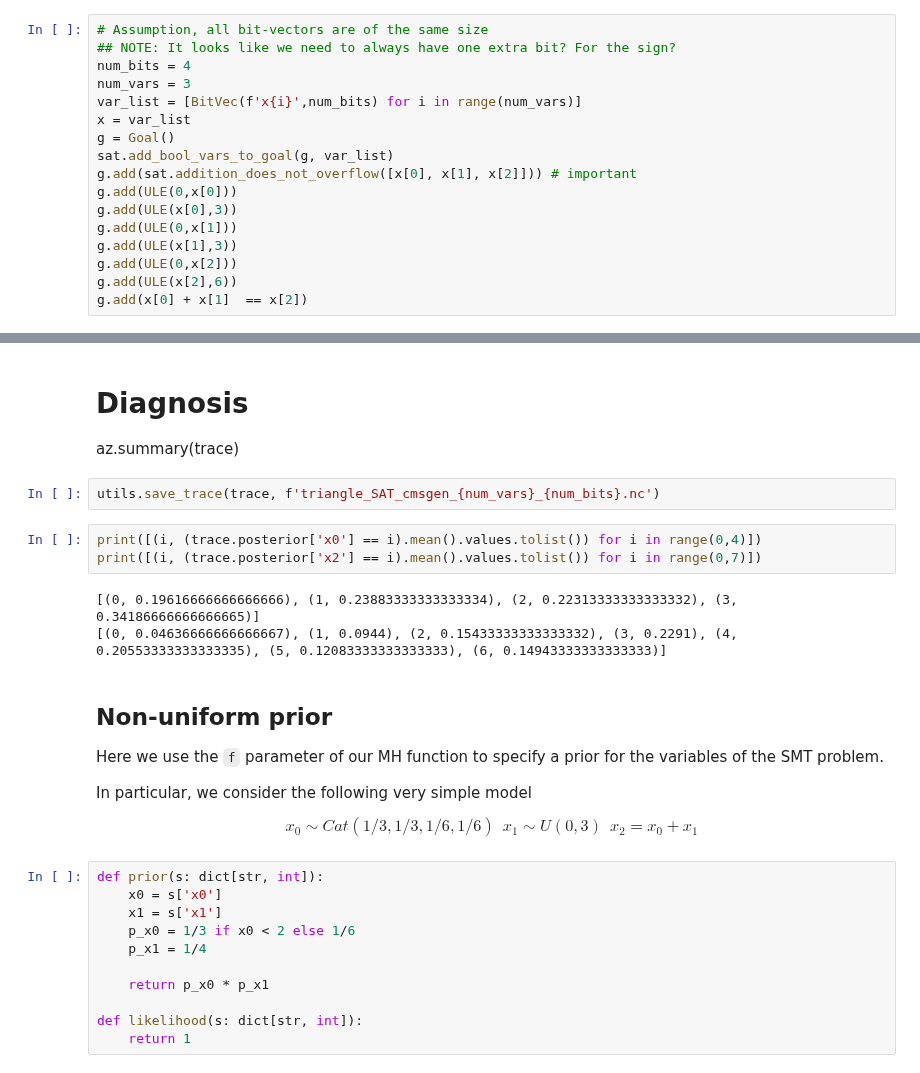
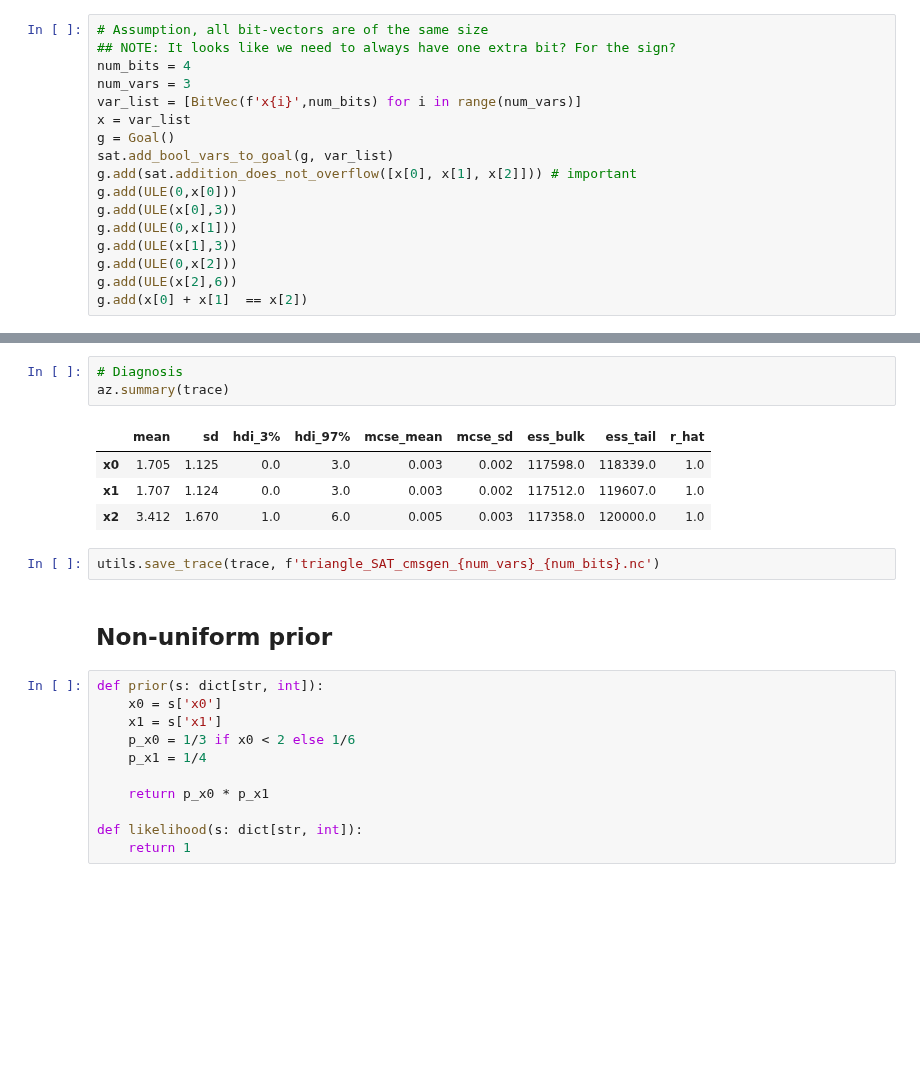
Before and after one commit to itu-square/sat-metropolis, a Jupyter notebook: experiments/sat/cmsgen/triangle/triangle_SAT_cmsgen.ipynb, the cells around one changed output, grey strips where cells are left out. Drawn from its saved outputs; the diff is of its cells as text; blank space fills up the shorter version.

```diff
--- a/experiments/sat/cmsgen/triangle/triangle_SAT_cmsgen.ipynb
+++ b/experiments/sat/cmsgen/triangle/triangle_SAT_cmsgen.ipynb
@@ -68,26 +60,15 @@ plt.savefig('cmsgen_triangle_trace_plot.png',dpi=150);
-# %% [markdown]
-# Diagnosis
-az.summary(trace)
+# %%
+# Diagnosis
+az.summary(trace)
+# %% [output]
+|  | mean | sd | hdi_3% | hdi_97% | mcse_mean | mcse_sd | ess_bulk | ess_tail | r_hat |
+| x0 | 1.705 | 1.125 | 0.0 | 3.0 | 0.003 | 0.002 | 117598.0 | 118339.0 | 1.0 |
+| x1 | 1.707 | 1.124 | 0.0 | 3.0 | 0.003 | 0.002 | 117512.0 | 119607.0 | 1.0 |
+| x2 | 3.412 | 1.670 | 1.0 | 6.0 | 0.005 | 0.003 | 117358.0 | 120000.0 | 1.0 |
 # %%
 utils.save_trace(trace, f'triangle_SAT_cmsgen_{num_vars}_{num_bits}.nc')
-# %%
-print([(i, (trace.posterior['x0'] == i).mean().values.tolist()) for i in range(0,4)])
-print([(i, (trace.posterior['x2'] == i).mean().values.tolist()) for i in range(0,7)])
-# %% [output]
-[(0, 0.19616666666666666), (1, 0.23883333333333334), (2, 0.22313333333333332), (3, 0.34186666666666665)]
-[(0, 0.04636666666666667), (1, 0.0944), (2, 0.15433333333333332), (3, 0.2291), (4, 0.20553333333333335), (5, 0.12083333333333333), (6, 0.14943333333333333)]
 # %% [markdown]
 ## Non-uniform prior
-
-Here we use the `f` parameter of our MH function to specify a prior for the variables of the SMT problem.
-
-In particular, we consider the following very simple model
-
-$$
-x_0 \sim \mathit{Cat}(1/3, 1/3, 1/6, 1/6) ~~
-x_1 \sim \mathit{U}(0,3) ~~
-x_2 = x_0 + x_1
-$$
 # %%
 def prior(s: dict[str, int]):
     x0 = s['x0']
```
Also changed, not shown: parts of 14 cells of this notebook.
